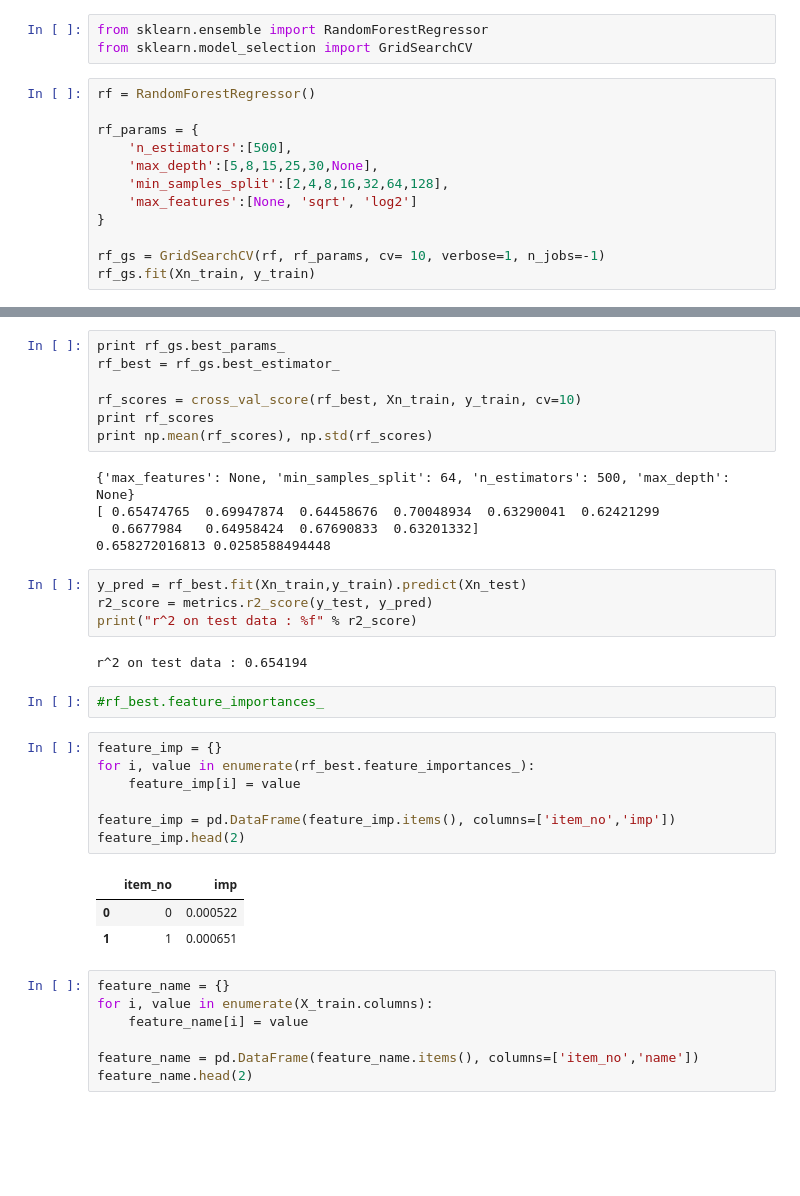
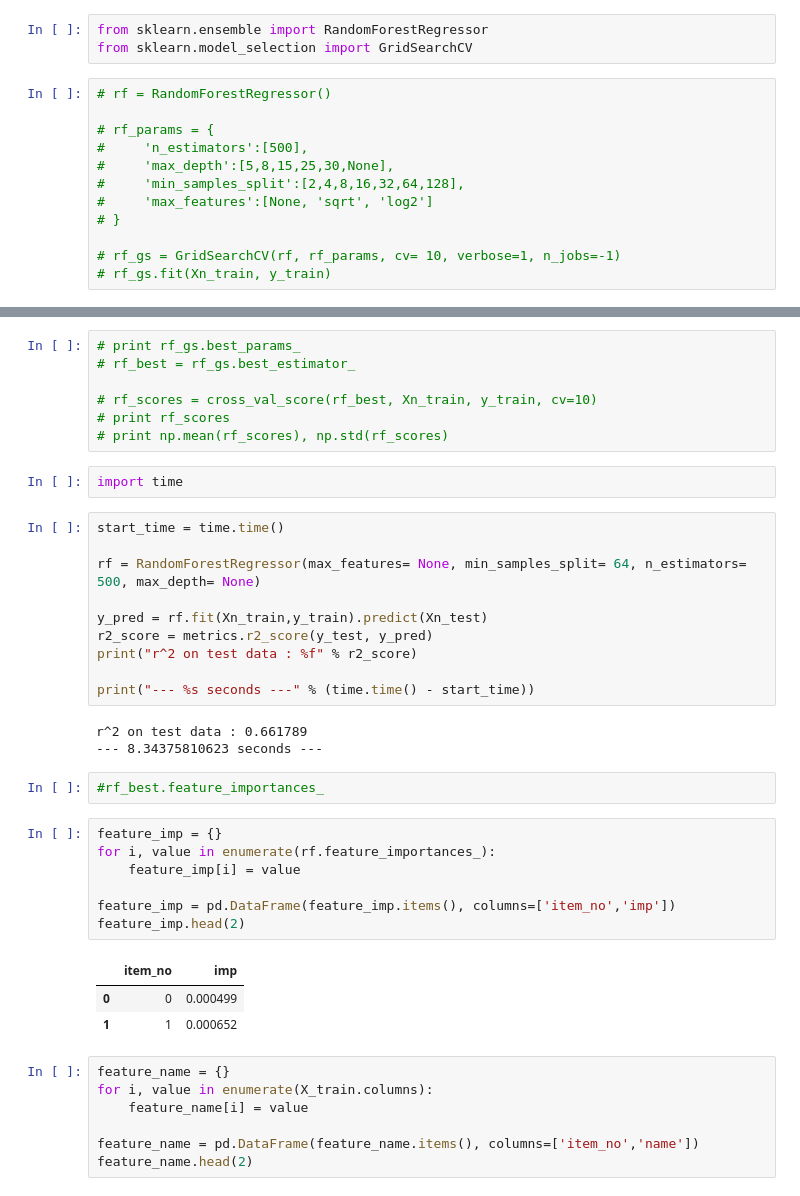
Before and after one commit to Jyojha/DS_Projects, a Jupyter notebook: Barcelona_Model_RF.ipynb, the cells around one changed output, grey strips where cells are left out. Drawn from its saved outputs; the diff is of its cells as text; blank space fills up the shorter version.

```diff
--- a/Barcelona_Model_RF.ipynb
+++ b/Barcelona_Model_RF.ipynb
@@ -100,14 +100,14 @@ Xn_train, Xn_test, y_train, y_test = train_test_split(Xn, y, test_size = 0.3)
 from sklearn.ensemble import RandomForestRegressor
 from sklearn.model_selection import GridSearchCV
 # %%
-rf = RandomForestRegressor()
+# rf = RandomForestRegressor()
 
-rf_params = {
-    'n_estimators':[500],
-    'max_depth':[5,8,15,25,30,None],
-    'min_samples_split':[2,4,8,16,32,64,128],
-    'max_features':[None, 'sqrt', 'log2']
-}
+# rf_params = {
+#     'n_estimators':[500],
+#     'max_depth':[5,8,15,25,30,None],
+#     'min_samples_split':[2,4,8,16,32,64,128],
+#     'max_features':[None, 'sqrt', 'log2']
+# }
 
-rf_gs = GridSearchCV(rf, rf_params, cv= 10, verbose=1, n_jobs=-1)
-rf_gs.fit(Xn_train, y_train)
+# rf_gs = GridSearchCV(rf, rf_params, cv= 10, verbose=1, n_jobs=-1)
+# rf_gs.fit(Xn_train, y_train)
@@ -133,34 +114,38 @@ GridSearchCV(cv=10, error_score='raise',
 # %%
-print rf_gs.best_params_
-rf_best = rf_gs.best_estimator_
+# print rf_gs.best_params_
+# rf_best = rf_gs.best_estimator_
 
-rf_scores = cross_val_score(rf_best, Xn_train, y_train, cv=10)
-print rf_scores
-print np.mean(rf_scores), np.std(rf_scores)
+# rf_scores = cross_val_score(rf_best, Xn_train, y_train, cv=10)
+# print rf_scores
+# print np.mean(rf_scores), np.std(rf_scores)
-# %% [output]
-{'max_features': None, 'min_samples_split': 64, 'n_estimators': 500, 'max_depth': None}
-[ 0.65474765  0.69947874  0.64458676  0.70048934  0.63290041  0.62421299
-  0.6677984   0.64958424  0.67690833  0.63201332]
-0.658272016813 0.0258588494448
+# %%
+import time
 # %%
-y_pred = rf_best.fit(Xn_train,y_train).predict(Xn_test)
+start_time = time.time()
+
+rf = RandomForestRegressor(max_features= None, min_samples_split= 64, n_estimators= 500, max_depth= None)
+
+y_pred = rf.fit(Xn_train,y_train).predict(Xn_test)
 r2_score = metrics.r2_score(y_test, y_pred)
 print("r^2 on test data : %f" % r2_score)
+
+print("--- %s seconds ---" % (time.time() - start_time))
 # %% [output]
-r^2 on test data : 0.654194
+r^2 on test data : 0.661789
+--- 8.34375810623 seconds ---
 # %%
 #rf_best.feature_importances_
 # %%
 feature_imp = {}
-for i, value in enumerate(rf_best.feature_importances_):
+for i, value in enumerate(rf.feature_importances_):
     feature_imp[i] = value
 
 feature_imp = pd.DataFrame(feature_imp.items(), columns=['item_no','imp'])
 feature_imp.head(2)
 # %% [output]
 |  | item_no | imp |
-| 0 | 0 | 0.000522 |
-| 1 | 1 | 0.000651 |
+| 0 | 0 | 0.000499 |
+| 1 | 1 | 0.000652 |
 # %%
 feature_name = {}
 for i, value in enumerate(X_train.columns):
```
Also changed, not shown: parts of 8 cells of this notebook.
